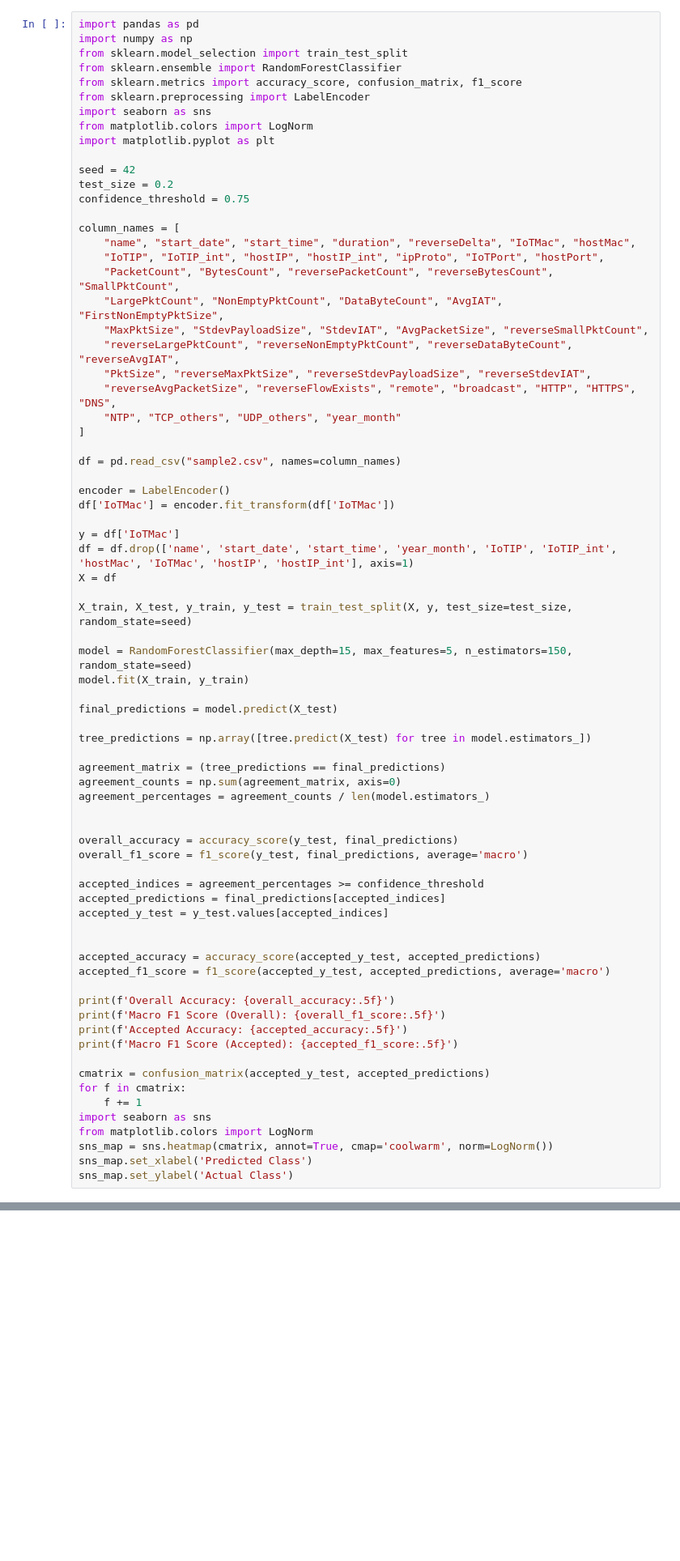
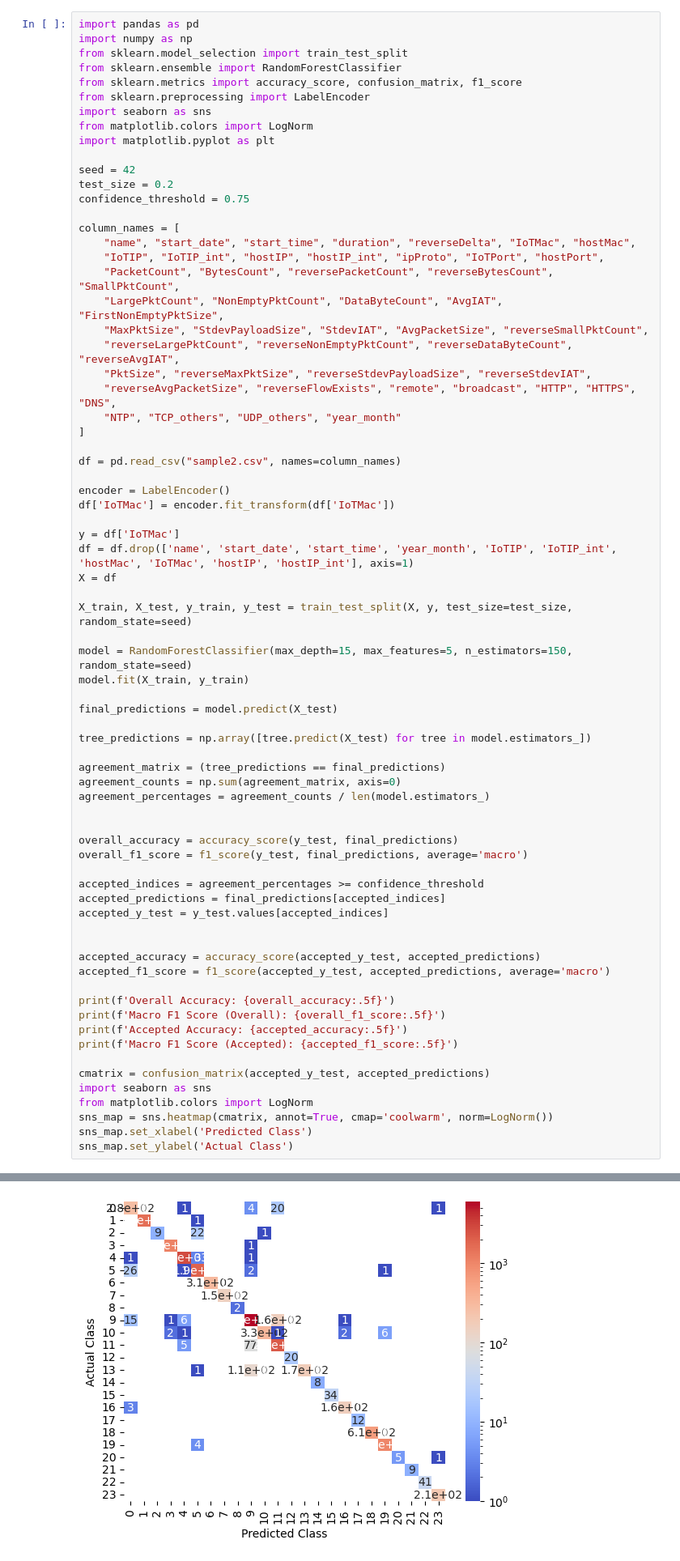
Before and after one commit to Shing-gor/classification-cybersecurity, a Jupyter notebook: models/random_forest_threshold.ipynb, the cells around one changed output, grey strips where cells are left out. Shown at 81% size. Cells and saved outputs as stored; diff of their text form; blank space fills up the shorter version.

```diff
--- a/models/random_forest_threshold.ipynb
+++ b/models/random_forest_threshold.ipynb
@@ -65,8 +65,6 @@ print(f'Accepted Accuracy: {accepted_accuracy:.5f}')
 print(f'Macro F1 Score (Accepted): {accepted_f1_score:.5f}')
 
 cmatrix = confusion_matrix(accepted_y_test, accepted_predictions)
-for f in cmatrix:
-    f += 1
 import seaborn as sns
 from matplotlib.colors import LogNorm
 sns_map = sns.heatmap(cmatrix, annot=True, cmap='coolwarm', norm=LogNorm())
@@ -76,0 +79 @@ FileNotFoundError: [Errno 2] No such file or directory: './data/sample2.csv'
+[figure, added]
```
Also changed, not shown: parts of 1 cell of this notebook.
